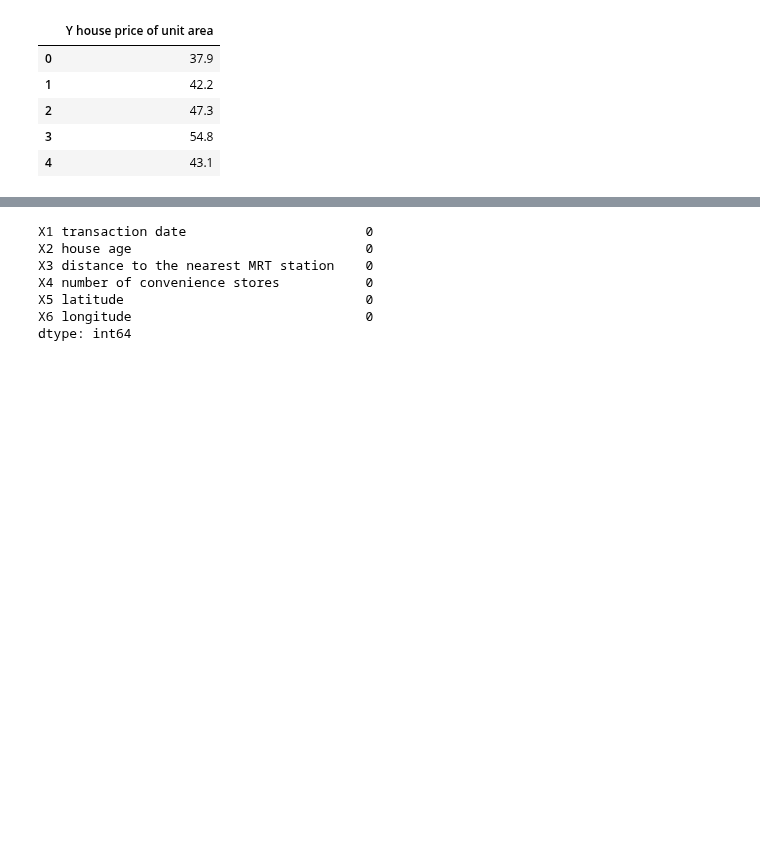
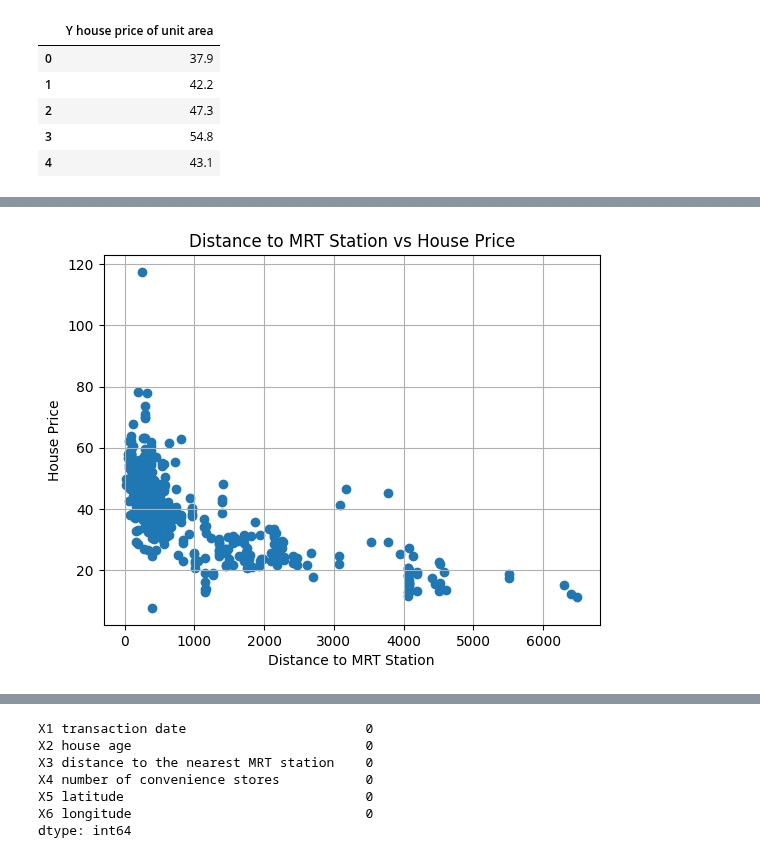
Before and after one commit to Group-6-Software-Development/Data-Handling-and-Machine-Learning, a Jupyter notebook: home_assignments/Task_4-Linear-and-Logistic-Regression.ipynb, the cells around one changed output, grey strips where cells are left out. Saved outputs shown, nothing was run; the diff lists cells and outputs as text; code cells hidden in the pictures; blank space fills up the shorter version.

```diff
--- a/home_assignments/Task_4-Linear-and-Logistic-Regression.ipynb
+++ b/home_assignments/Task_4-Linear-and-Logistic-Regression.ipynb
@@ -73,0 +98,14 @@ According to the UC Irvine repository, the dataset does not contain any missing
+# %%
+# Plot the scatter plot
+plt.scatter(features['X3 distance to the nearest MRT station'], targets)
+
+# Add labels and title
+plt.xlabel('Distance to MRT Station')
+plt.ylabel('House Price')
+plt.title('Distance to MRT Station vs House Price')
+
+# Display the plot with grid
+plt.grid(True)
+plt.show()
+# %% [output]
+[figure, added]
```
Also changed, not shown: parts of 27 cells of this notebook.
